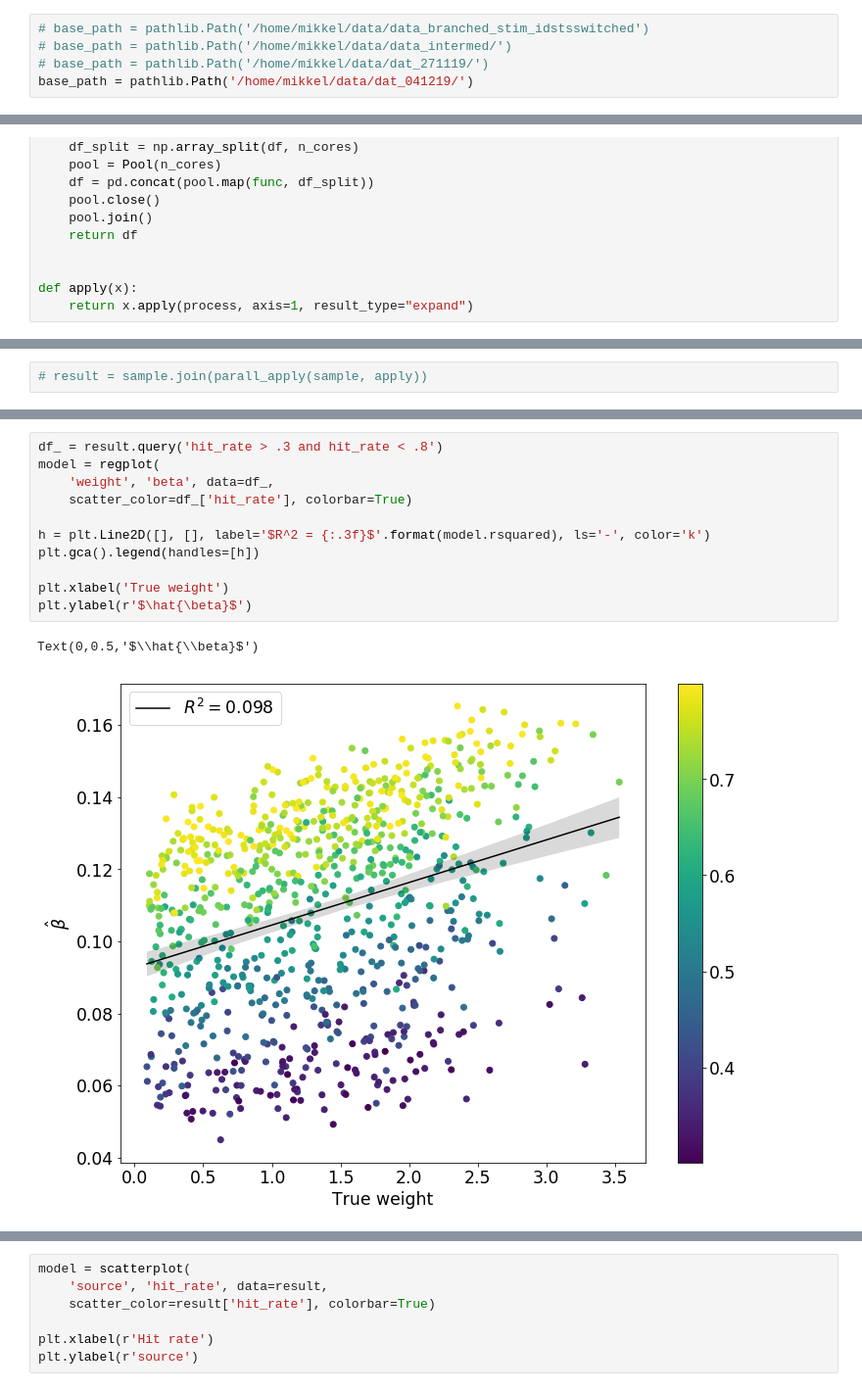
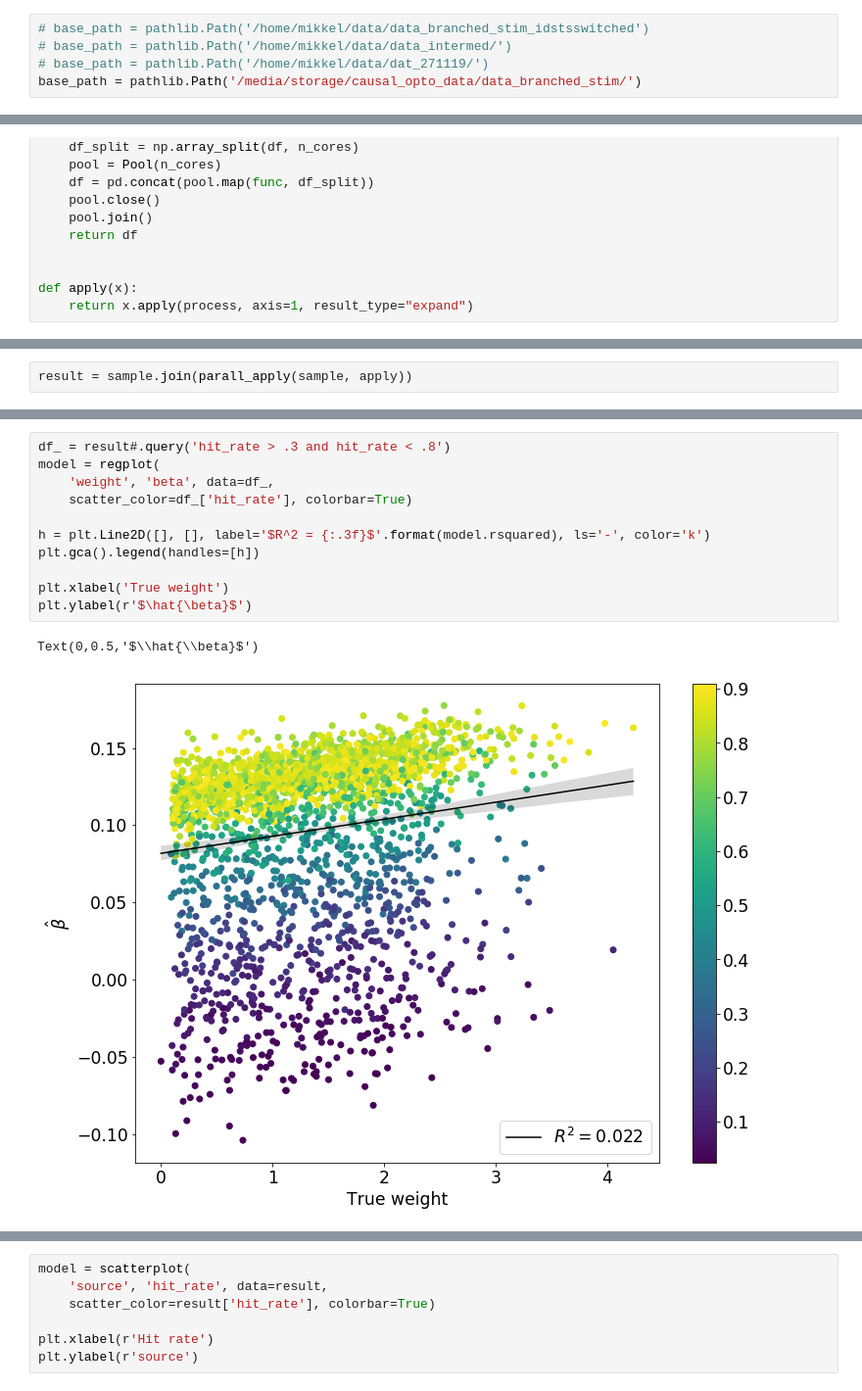
Before and after one commit to lepmik/causal-optogenetics-paper-data, a Jupyter notebook: notebooks/Figure 3-Subset.ipynb, the cells around one changed output, grey strips where cells are left out. Shown at 98% size. Cells and saved outputs as stored; diff of their text form.

```diff
--- a/notebooks/Figure 3-Subset.ipynb
+++ b/notebooks/Figure 3-Subset.ipynb
@@ -38,7 +38,7 @@ colors = ['#1b9e77', '#d95f02', '#7570b3']
 # base_path = pathlib.Path('/home/mikkel/data/data_branched_stim_idstsswitched')
 # base_path = pathlib.Path('/home/mikkel/data/data_intermed/')
 # base_path = pathlib.Path('/home/mikkel/data/dat_271119/')
-base_path = pathlib.Path('/home/mikkel/data/dat_041219/')
+base_path = pathlib.Path('/media/storage/causal_opto_data/data_branched_stim/')
 # %%
 connections = np.load(base_path / 'm.npz', allow_pickle=True)['m'][()]
 # %%
@@ -213,3 +202,3 @@ If you're reading this message in another frontend (for example, a static render
 # %%
-# result = sample.join(parall_apply(sample, apply))
+result = sample.join(parall_apply(sample, apply))
 # %%
@@ -229,17 +218,17 @@ Text(0,0.5,'$\\hat{\\beta}_{IV}$')
 # %%
-df_ = result.query('hit_rate > .3 and hit_rate < .8')
+df_ = result#.query('hit_rate > .3 and hit_rate < .8')
 model = regplot(
     'weight', 'beta', data=df_,
     scatter_color=df_['hit_rate'], colorbar=True)
 
 h = plt.Line2D([], [], label='$R^2 = {:.3f}$'.format(model.rsquared), ls='-', color='k')
 plt.gca().legend(handles=[h])
 
 plt.xlabel('True weight')
 plt.ylabel(r'$\hat{\beta}$')
 # %% [output]
 Text(0,0.5,'$\\hat{\\beta}$')
-[figure, old version]
+[figure, new version]
 # %%
 model = regplot(
     'beta_iv', 'beta', data=result,
```
Also changed, not shown: parts of 12 cells of this notebook, 7 other files.
